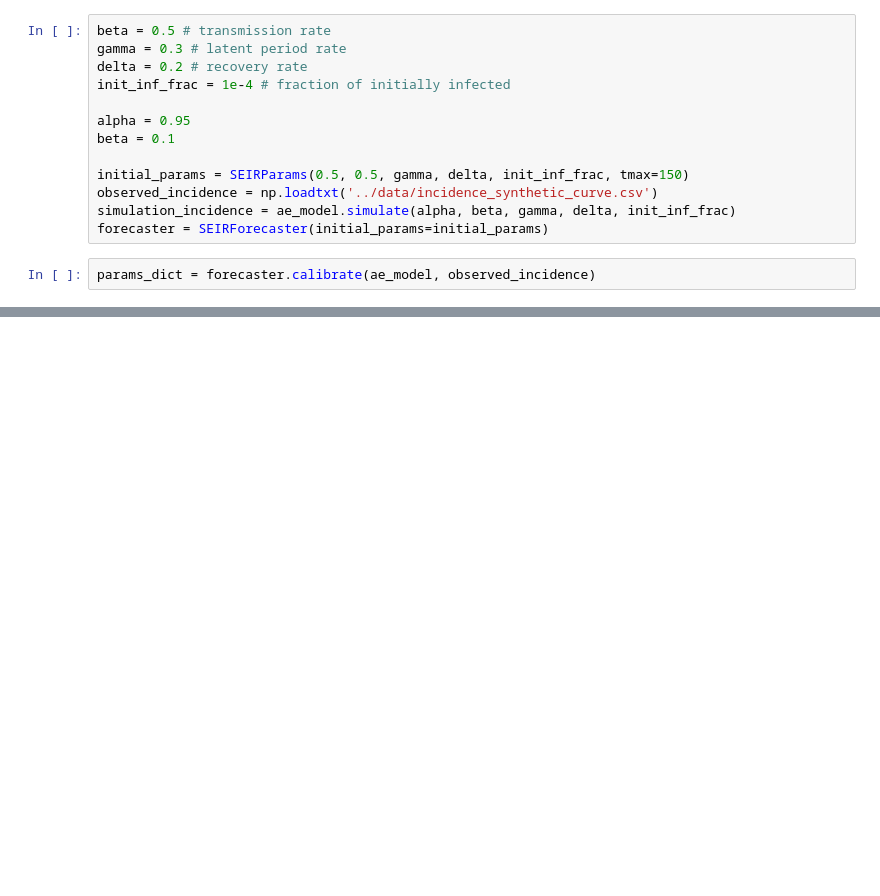
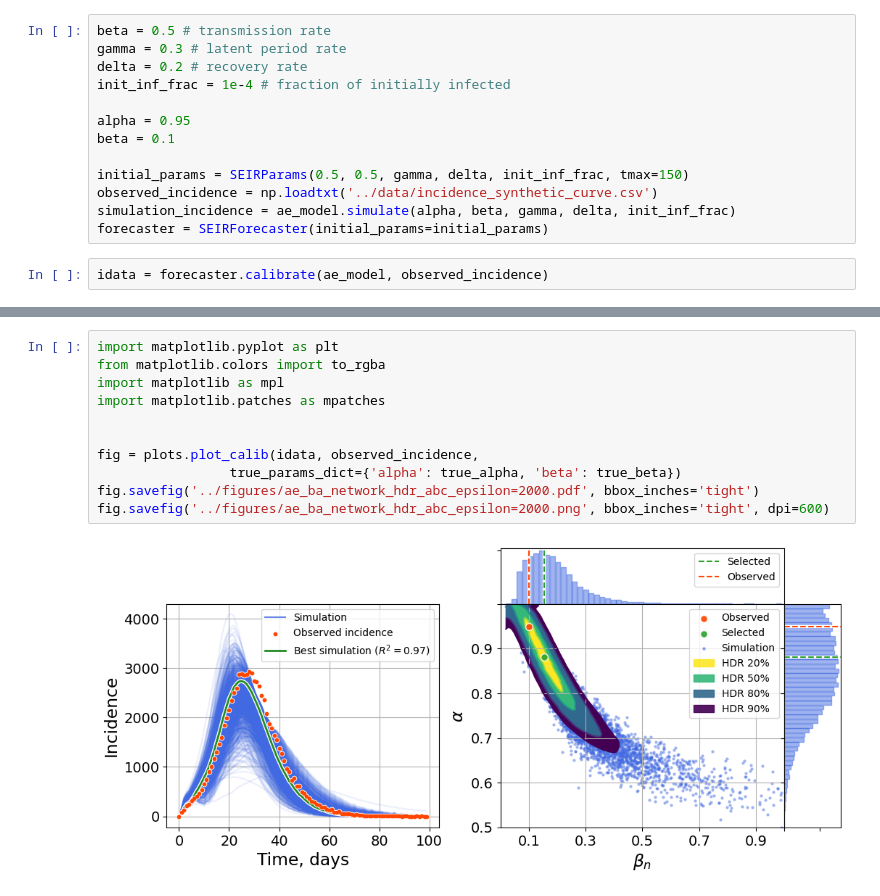
Before and after one commit to Mpkosh/hybrid_surrogate, a Jupyter notebook: notebooks/calibration.ipynb, the cells around one changed output, grey strips where cells are left out. Saved outputs shown, nothing was run; the diff lists cells and outputs as text; blank space fills up the shorter version.

```diff
--- a/notebooks/calibration.ipynb
+++ b/notebooks/calibration.ipynb
@@ -29,7 +53,7 @@ observed_incidence = np.loadtxt('../data/incidence_synthetic_curve.csv')
 simulation_incidence = ae_model.simulate(alpha, beta, gamma, delta, init_inf_frac)
 forecaster = SEIRForecaster(initial_params=initial_params)
 # %%
-params_dict = forecaster.calibrate(ae_model, observed_incidence)
+idata = forecaster.calibrate(ae_model, observed_incidence)
 # %% [output]
 Initializing SMC sampler...
 Sampling 4 chains in 4 jobs
@@ -201,0 +72,13 @@ Sampling 4 chains in 4 jobs
+# %%
+import matplotlib.pyplot as plt
+from matplotlib.colors import to_rgba
+import matplotlib as mpl
+import matplotlib.patches as mpatches
+
+
+fig = plots.plot_calib(idata, observed_incidence,
+                 true_params_dict={'alpha': true_alpha, 'beta': true_beta})
+fig.savefig('../figures/ae_ba_network_hdr_abc_epsilon=2000.pdf', bbox_inches='tight')
+fig.savefig('../figures/ae_ba_network_hdr_abc_epsilon=2000.png', bbox_inches='tight', dpi=600)
+# %% [output]
+[figure, added]
```
Also changed, not shown: parts of 6 cells of this notebook, 8 other files.
